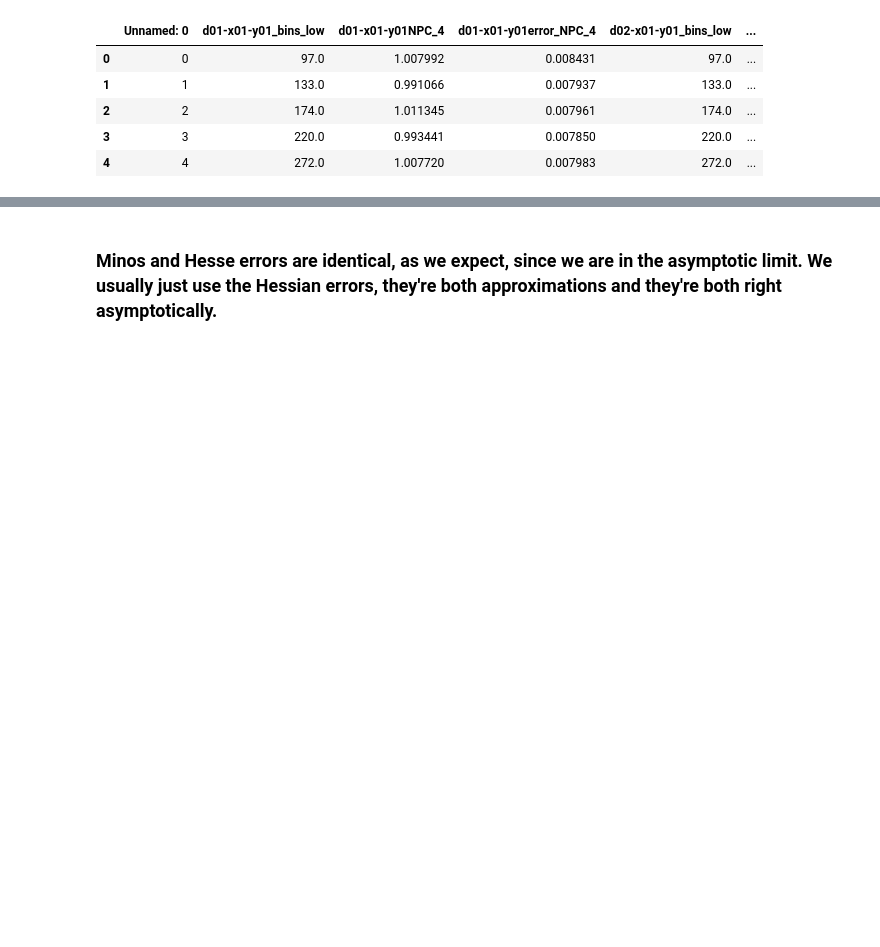
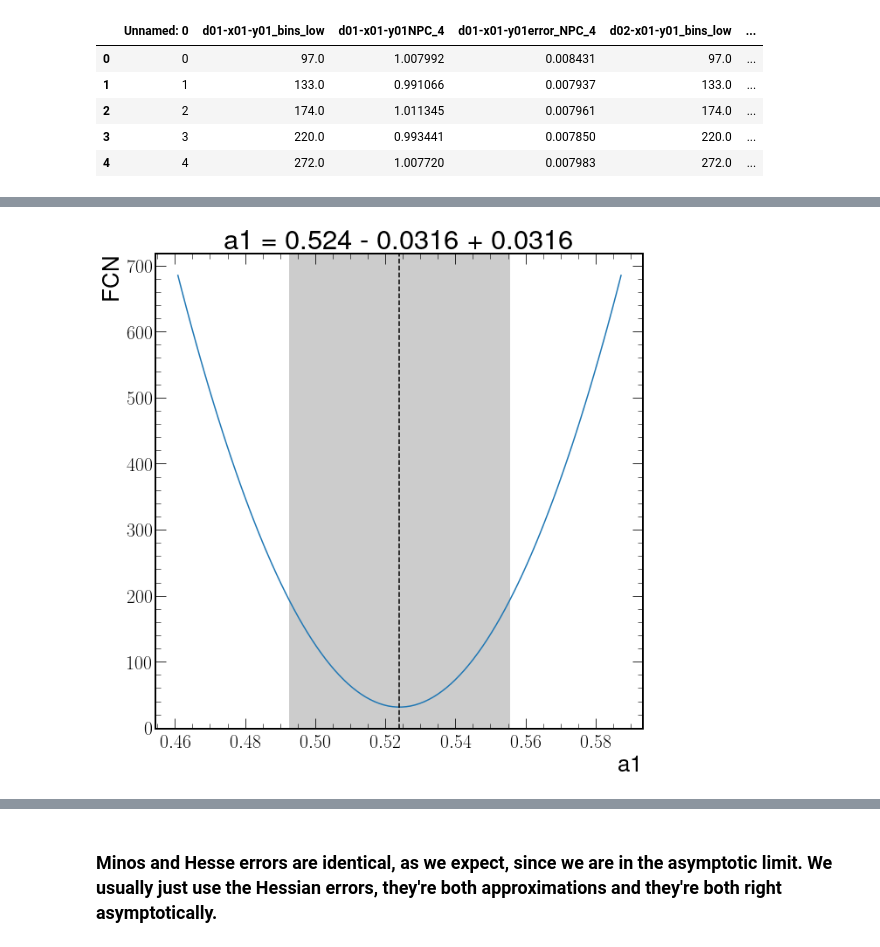
Before and after one commit to AliAlkadhim/NPC_Jets, a Jupyter notebook: fit_2.ipynb, the cells around one changed output, grey strips where cells are left out. Saved outputs shown, nothing was run; the diff lists cells and outputs as text; code cells hidden in the pictures; blank space fills up the shorter version.

```diff
--- a/fit_2.ipynb
+++ b/fit_2.ipynb
@@ -277,0 +322,4 @@ m.migrad()
+# %%
+_ = m.draw_profile("a1", band=True, text=True)
+# %% [output]
+[figure, added]
```
Also changed, not shown: parts of 25 cells of this notebook, 1 other file.
